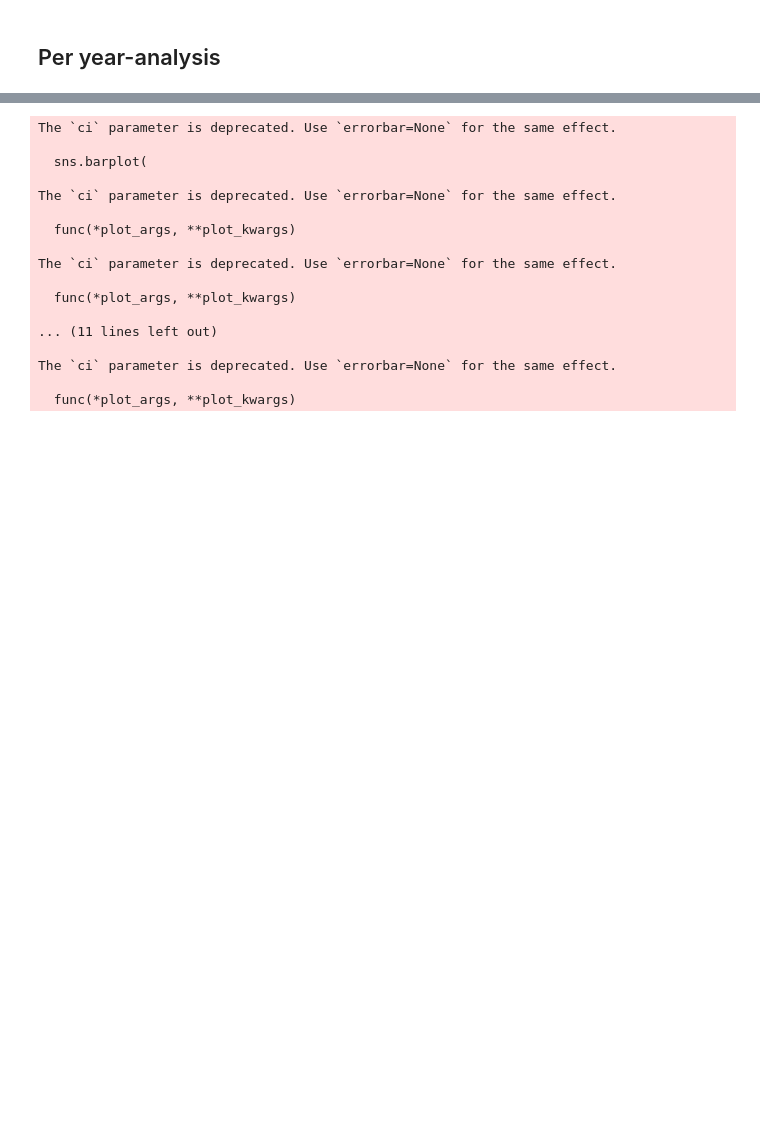
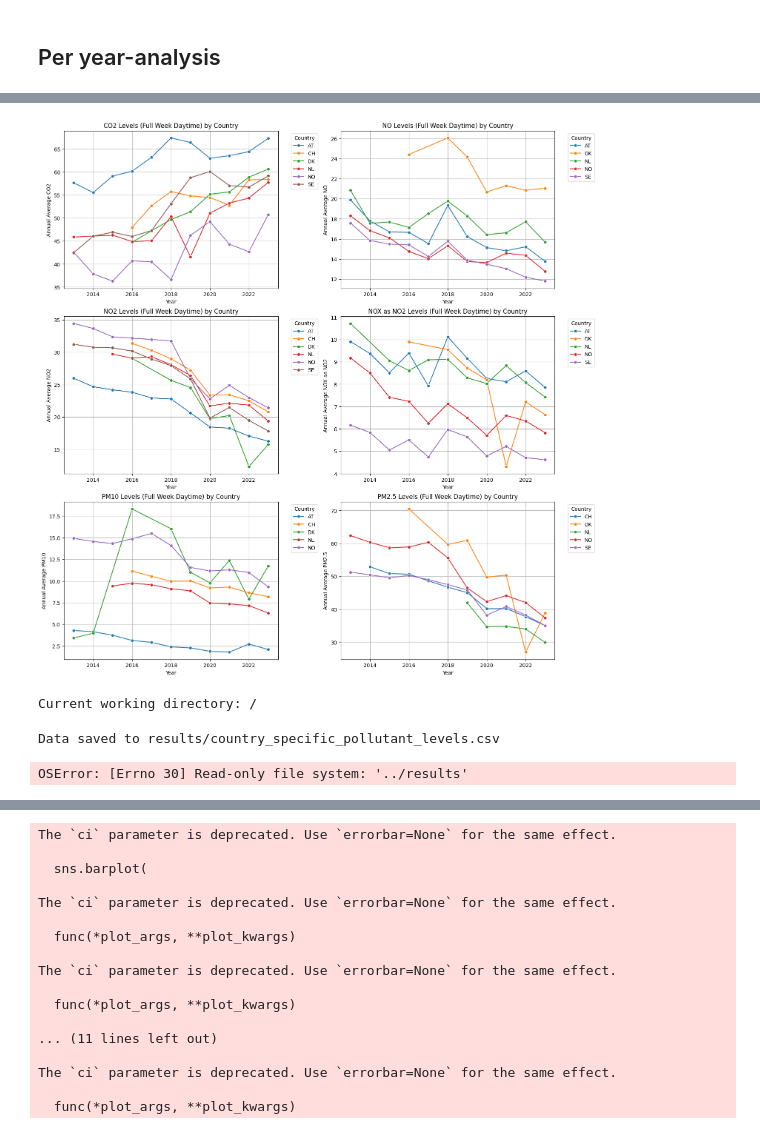
Before and after one commit to JskifterJ/DSML, a Jupyter notebook: notebooks/air_quality_data_V2.ipynb, the cells around one changed output, grey strips where cells are left out. Cells and saved outputs as stored; diff of their text form; code cells hidden in the pictures; blank space fills up the shorter version.

```diff
--- a/notebooks/air_quality_data_V2.ipynb
+++ b/notebooks/air_quality_data_V2.ipynb
@@ -676,0 +774,75 @@ print(summary)
+# %%
+# Create subplots for country-specific plots
+fig, axes = plt.subplots(nrows=nrows, ncols=ncols, figsize=(15, 5 * nrows), constrained_layout=True)
+
+# Flatten axes for easy iteration
+axes = axes.flatten()
+
+# Plot each pollutant by country
+for ax, pollutant in zip(axes, unique_pollutants):
+    sns.lineplot(
+        data=aq_annual_averages[aq_annual_averages['Pollutant'] == pollutant],
+        x='Year', y='AnnualAvg_fullweek_Daytime', hue='Country', marker='o', ax=ax
+    )
+    ax.set_title(f'{pollutant} Levels (Full Week Daytime) by Country')
+    ax.set_ylabel(f'Annual Average {pollutant}')
+    ax.set_xlabel('Year')
+    ax.legend(title='Country', bbox_to_anchor=(1.05, 1), loc='upper left')
+    ax.grid(True)
+
+# Hide any unused subplots
+for ax in axes[len(unique_pollutants):]:
+    ax.set_visible(False)
+
+plt.show()
+# %% [output]
+[figure, added]
+# %%
+import os
+print("Current working directory:", os.getcwd())
+# %% [output]
+Current working directory: /
+# %%
+import os
+
+# Combine data for all pollutants and countries into a single DataFrame
+combined_graph_data = aq_annual_averages.pivot_table(
+    index=['Year', 'Country'],
+    columns='Pollutant',
+    values='AnnualAvg_fullweek_Daytime'
+).reset_index()
+
+# Define the output directory and file path inside the repo folder
+output_dir = "results"  # relative path inside your repo root folder
+os.makedirs(output_dir, exist_ok=True)  # create folder if it doesn't exist
+
+output_file = os.path.join(output_dir, "country_specific_pollutant_levels.csv")
+
+# Save the combined data to a CSV file
+combined_graph_data.to_csv(output_file, index=False)
+
+print(f"Data saved to {output_file}")
+# %% [output]
+Data saved to results/country_specific_pollutant_levels.csv
+# %%
+import os
+
+# Create the directory if it doesn't exist
+output_dir = "../results"
+os.makedirs(output_dir, exist_ok=True)
+
+# Combine relevant dataframes into one CSV
+combined_data = pd.concat([
+    aq_annual_averages,
+    country_differences,
+    country_ranking,
+    summary_table.reset_index()
+], axis=1)
+
+# Save the combined data to a CSV file
+output_file = os.path.join(output_dir, "graphs_data.csv")
+combined_data.to_csv(output_file, index=False)
+
+print(f"Data saved to {output_file}")
+# %% [output]
+OSError: [Errno 30] Read-only file system: '../results'
```
Also changed, not shown: parts of 16 cells of this notebook.
